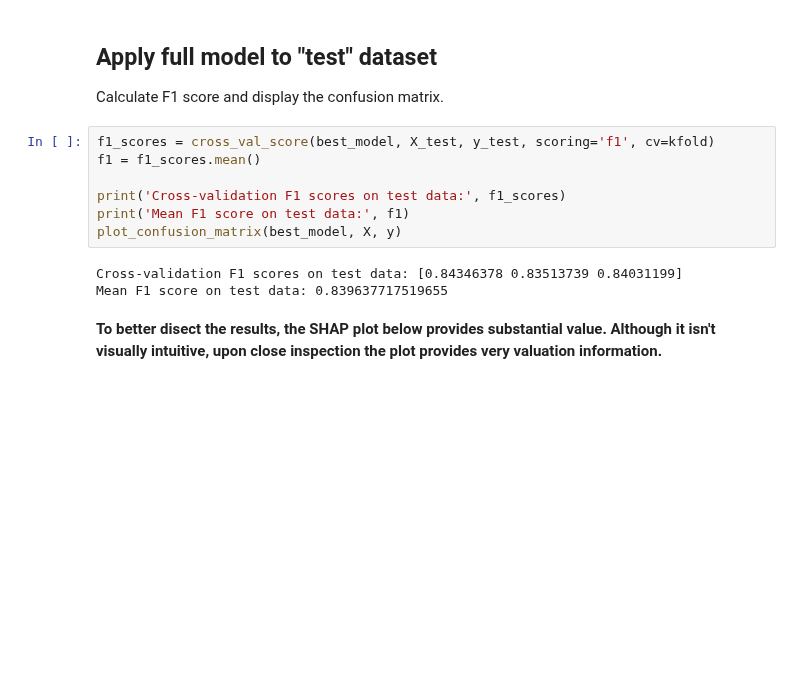
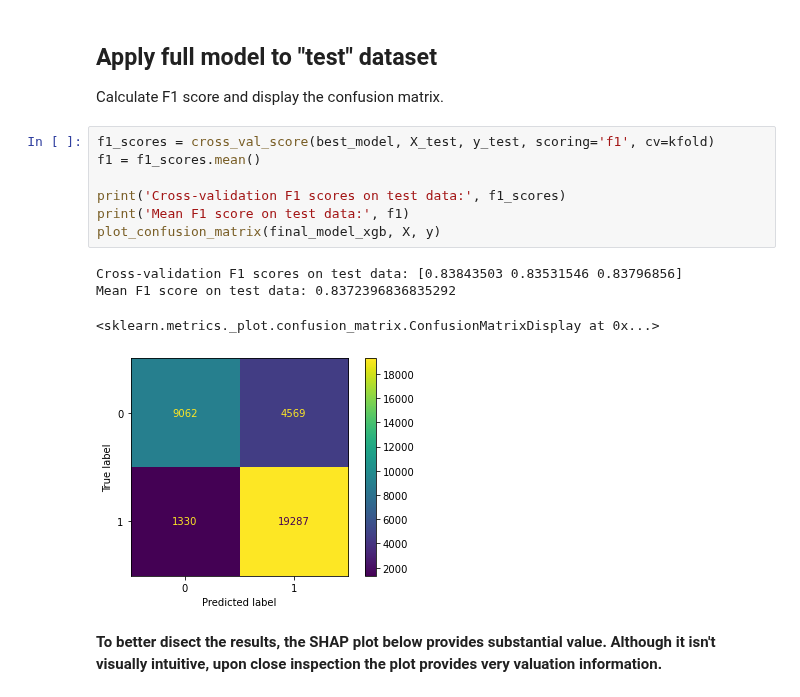
Before and after one commit to sethnlewis/Policing-Bias, a Jupyter notebook: notebooks/final_notebook.ipynb, the cells around one changed output. Saved outputs shown, nothing was run; the diff lists cells and outputs as text; blank space fills up the shorter version.

```diff
--- a/notebooks/final_notebook.ipynb
+++ b/notebooks/final_notebook.ipynb
@@ -842,13 +924,15 @@ Calculate F1 score and display the confusion matrix.
 # %%
 f1_scores = cross_val_score(best_model, X_test, y_test, scoring='f1', cv=kfold)
 f1 = f1_scores.mean()
 
 print('Cross-validation F1 scores on test data:', f1_scores)
 print('Mean F1 score on test data:', f1)
-plot_confusion_matrix(best_model, X, y)
+plot_confusion_matrix(final_model_xgb, X, y)
 # %% [output]
-Cross-validation F1 scores on test data: [0.84346378 0.83513739 0.84031199]
-Mean F1 score on test data: 0.839637717519655
+Cross-validation F1 scores on test data: [0.83843503 0.83531546 0.83796856]
+Mean F1 score on test data: 0.8372396836835292
+<sklearn.metrics._plot.confusion_matrix.ConfusionMatrixDisplay at 0x...>
+[figure, added]
 # %% [markdown]
 **To better disect the results, the SHAP plot below provides substantial value. Although it isn't visually intuitive, upon close inspection the plot provides very valuation information.**
 # %%
```
Also changed, not shown: parts of 29 cells of this notebook, 3 other files.
